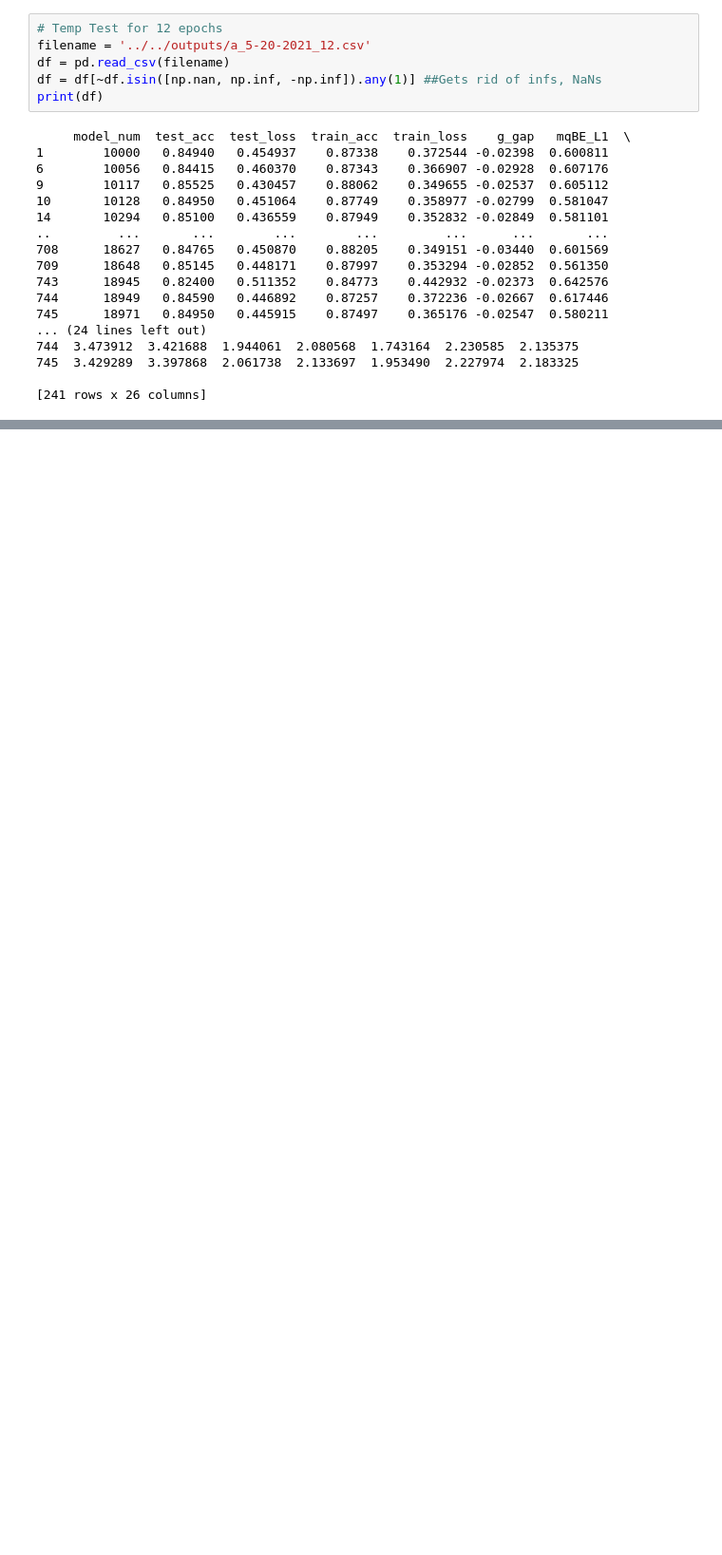
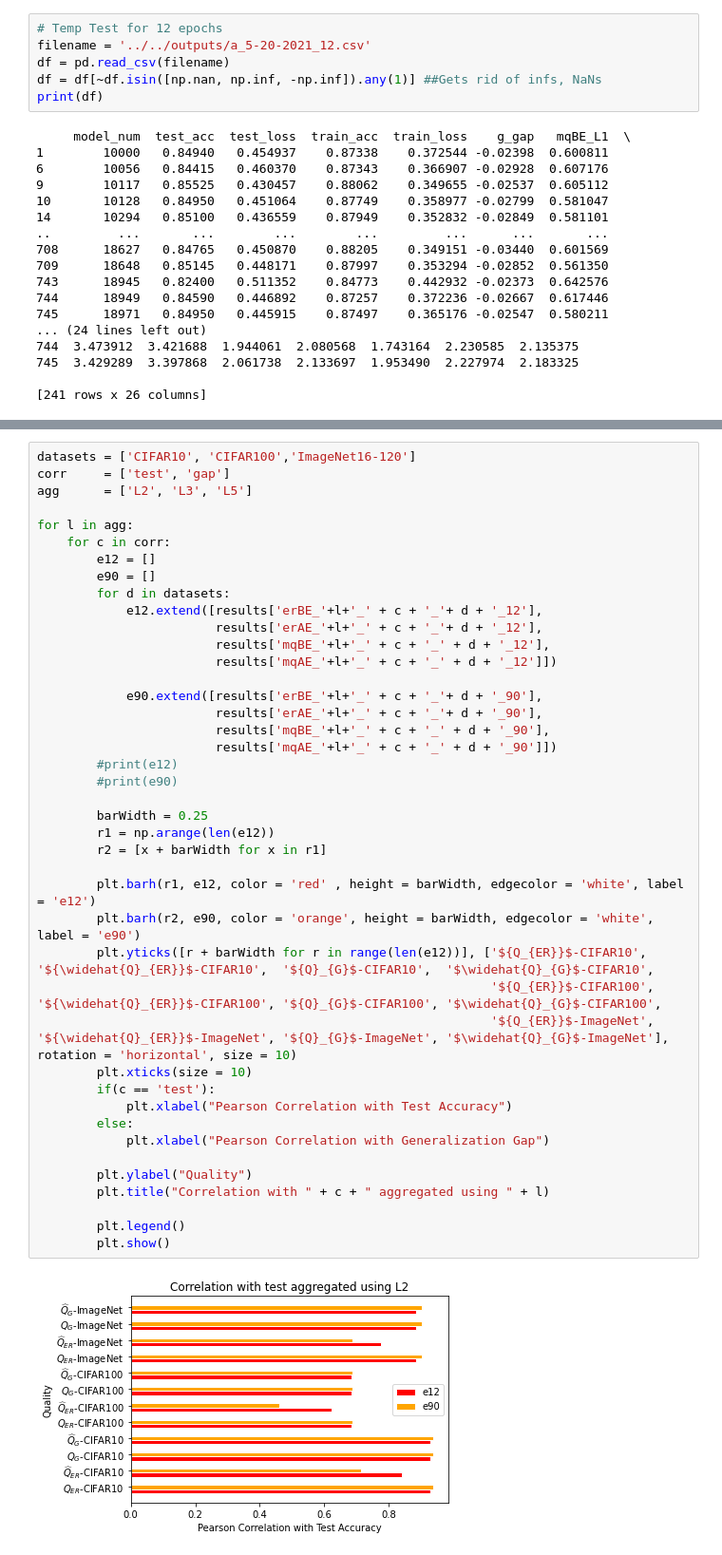
Before and after one commit to KhalilJDamouni/NAS-Metrics, a Jupyter notebook: NATS-Bench1/source/plot.ipynb, the cells around one changed output, grey strips where cells are left out. Shown at 95% size. Cells and saved outputs as stored; diff of their text form; blank space fills up the shorter version.

```diff
--- a/NATS-Bench1/source/plot.ipynb
+++ b/NATS-Bench1/source/plot.ipynb
@@ -181,0 +391,44 @@ print(df)
+# %%
+datasets = ['CIFAR10', 'CIFAR100','ImageNet16-120']
+corr     = ['test', 'gap']
+agg      = ['L2', 'L3', 'L5']
+
+for l in agg:
+    for c in corr:
+        e12 = []
+        e90 = []
+        for d in datasets:
+            e12.extend([results['erBE_'+l+'_' + c + '_'+ d + '_12'],
+                        results['erAE_'+l+'_' + c + '_'+ d + '_12'],
+                        results['mqBE_'+l+'_' + c + '_' + d + '_12'],
+                        results['mqAE_'+l+'_' + c + '_' + d + '_12']])
+
+            e90.extend([results['erBE_'+l+'_' + c + '_'+ d + '_90'],
+                        results['erAE_'+l+'_' + c + '_'+ d + '_90'],
+                        results['mqBE_'+l+'_' + c + '_' + d + '_90'],
+                        results['mqAE_'+l+'_' + c + '_' + d + '_90']])
+        #print(e12)
+        #print(e90)
+
+        barWidth = 0.25
+        r1 = np.arange(len(e12))
+        r2 = [x + barWidth for x in r1]
+
+        plt.barh(r1, e12, color = 'red' , height = barWidth, edgecolor = 'white', label = 'e12')
+        plt.barh(r2, e90, color = 'orange', height = barWidth, edgecolor = 'white', label = 'e90')
+        plt.yticks([r + barWidth for r in range(len(e12))], ['${Q_{ER}}$-CIFAR10',  '${\widehat{Q}_{ER}}$-CIFAR10',  '${Q}_{G}$-CIFAR10',  '$\widehat{Q}_{G}$-CIFAR10',
+                                                             '${Q_{ER}}$-CIFAR100', '${\widehat{Q}_{ER}}$-CIFAR100', '${Q}_{G}$-CIFAR100', '$\widehat{Q}_{G}$-CIFAR100',
+                                                             '${Q_{ER}}$-ImageNet', '${\widehat{Q}_{ER}}$-ImageNet', '${Q}_{G}$-ImageNet', '$\widehat{Q}_{G}$-ImageNet'], rotation = 'horizontal', size = 10)
+        plt.xticks(size = 10)
+        if(c == 'test'):
+            plt.xlabel("Pearson Correlation with Test Accuracy")
+        else:
+            plt.xlabel("Pearson Correlation with Generalization Gap")
+
+        plt.ylabel("Quality")
+        plt.title("Correlation with " + c + " aggregated using " + l)
+
+        plt.legend()
+        plt.show()
+# %% [output]
+[figure, added]
```
Also changed, not shown: parts of 14 cells of this notebook, 2 other files.
